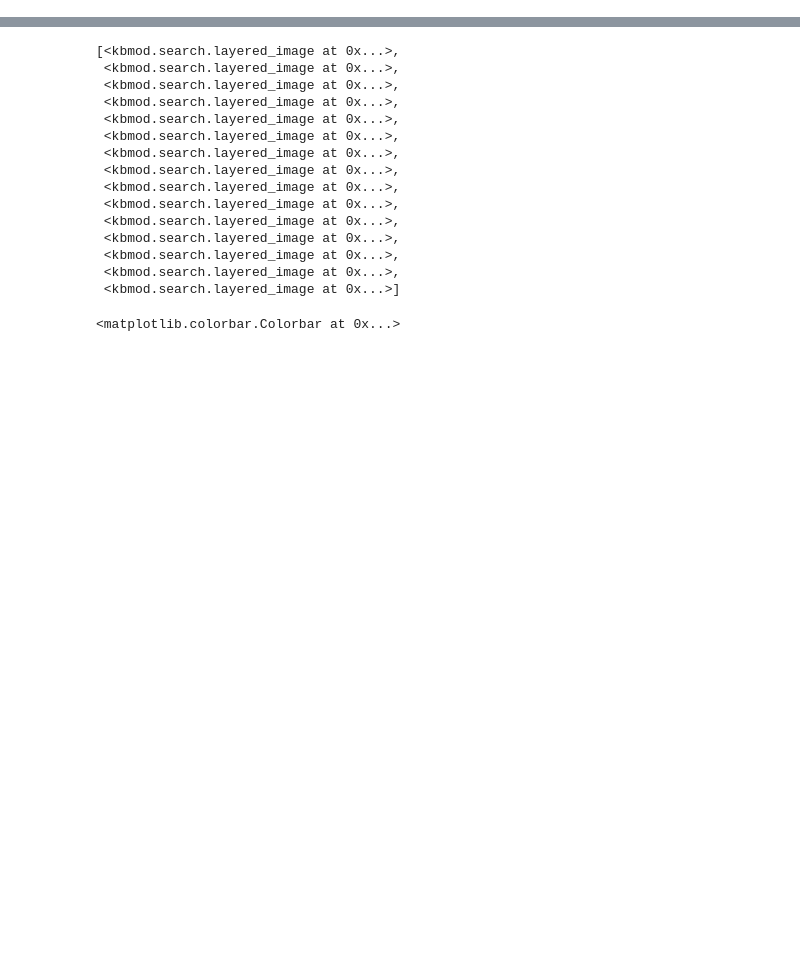
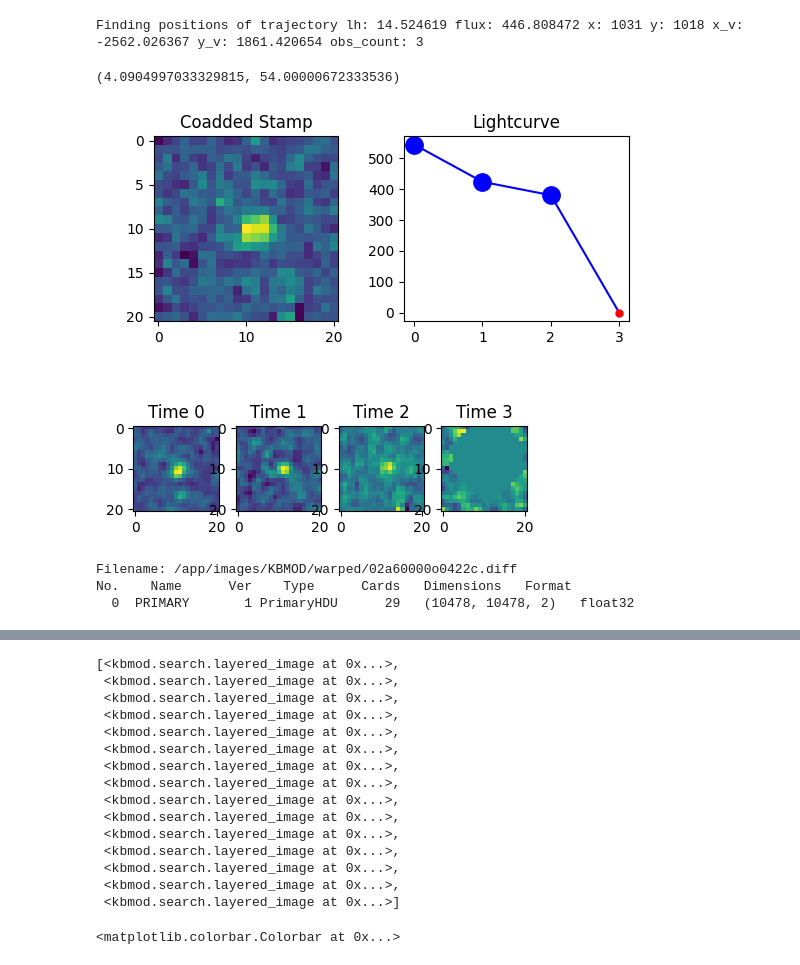
Before and after one commit to miguelralarcon/kbmod_atlas, a Jupyter notebook: lab/atlas.ipynb, the cells around one changed output, grey strips where cells are left out. Cells and saved outputs as stored; diff of their text form; code cells hidden in the pictures; blank space fills up the shorter version.

```diff
--- a/lab/atlas.ipynb
+++ b/lab/atlas.ipynb
@@ -1401,0 +381,23 @@ sci_filelist = sci_filelist[::3]
+# %%
+from kbmod.filters.clustering_filters import DBSCANFilter
+
+average_angle = np.pi
+ang_min = average_angle - ang_below
+ang_max = average_angle + ang_above
+
+cluster_params = {}
+cluster_params["x_size"] = 2048
+cluster_params["y_size"] = 2048
+cluster_params["vel_lims"] = [v_min, v_max]
+cluster_params["ang_lims"] = [ang_min, ang_max]
+cluster_params["mjd"] = np.array(img_info.get_all_mjd())
+
+f = DBSCANFilter(
+    'position',
+    0.03,
+    cluster_params["x_size"],
+    cluster_params["y_size"],
+    cluster_params["vel_lims"],
+    cluster_params["ang_lims"],
+    cluster_params["mjd"],
+)
@@ -1401,0 +539,18 @@ sci_filelist = sci_filelist[::3]
+# %%
+res_index = 24
+row0 = results.results[res_index]
+ResultsVisualizer.plot_result_row(row0)
+trj0 = row0.trajectory
+print(f"Finding positions of trajectory {trj0}")
+
+x_v= trj0.x_v
+y_v= trj0.y_v
+
+vel = np.sqrt(x_v**2 + y_v**2)
+pa = (np.arctan2(-x_v, y_v)) * 180/np.pi
+if pa < 0: pa += 360
+vel*1.86/24/60, pa
+# %% [output]
+Finding positions of trajectory lh: 14.524619 flux: 446.808472 x: 1031 y: 1018 x_v: -2562.026367 y_v: 1861.420654 obs_count: 3
+(4.0904997033329815, 54.00000672333536)
+[figure, added]
@@ -1401,0 +570,6 @@ sci_filelist = sci_filelist[::3]
+# %%
+fits.info(res)
+# %% [output]
+Filename: /app/images/KBMOD/warped/02a60000o0422c.diff
+No.    Name      Ver    Type      Cards   Dimensions   Format
+  0  PRIMARY       1 PrimaryHDU      29   (10478, 10478, 2)   float32
```
Also changed, not shown: parts of 39 cells of this notebook, 9 other files.
